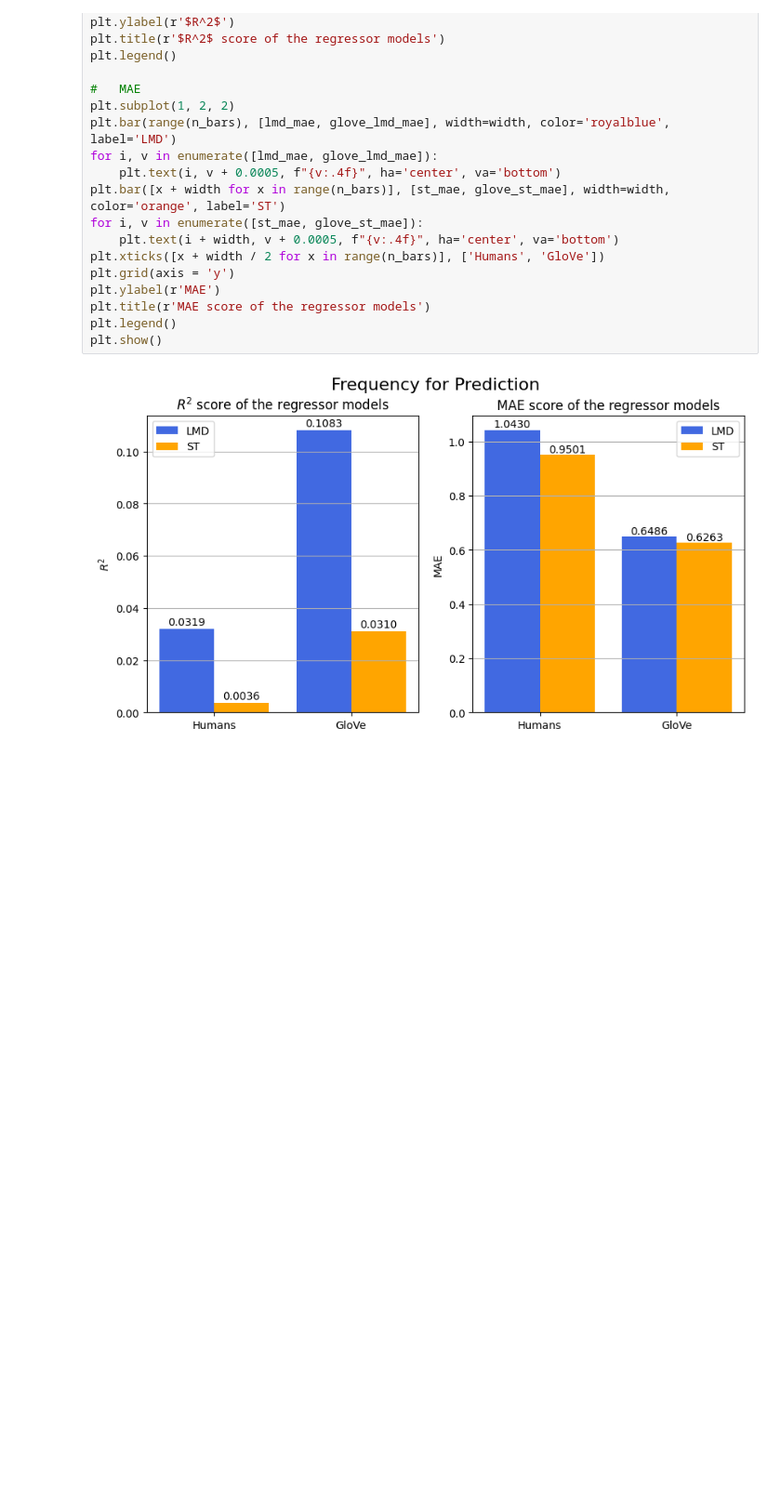
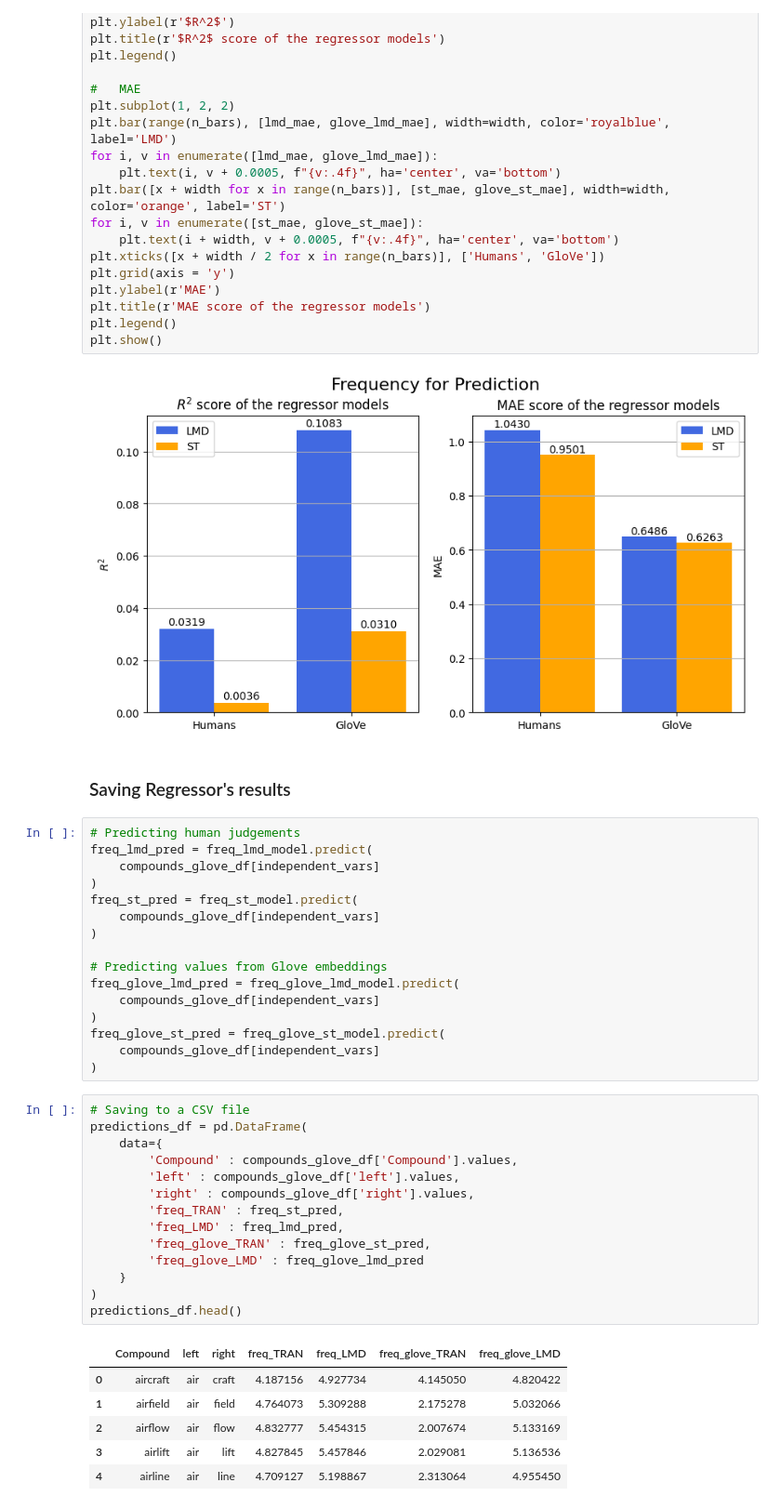
Before and after one commit to PranavAga/compounds-analysis, a Jupyter notebook: frequency.ipynb, the cells around one changed output. Shown: that part at 93% size. Drawn from its saved outputs; the diff is of its cells as text; blank space fills up the shorter version.

```diff
--- a/frequency.ipynb
+++ b/frequency.ipynb
@@ -231,3 +231,42 @@ plt.legend()
 plt.show()
 # %% [output]
 [figure]
+# %% [markdown]
+### Saving Regressor's results
+# %%
+# Predicting human judgements
+freq_lmd_pred = freq_lmd_model.predict(
+    compounds_glove_df[independent_vars]
+)
+freq_st_pred = freq_st_model.predict(
+    compounds_glove_df[independent_vars]
+)
+
+# Predicting values from Glove embeddings
+freq_glove_lmd_pred = freq_glove_lmd_model.predict(
+    compounds_glove_df[independent_vars]
+)
+freq_glove_st_pred = freq_glove_st_model.predict(
+    compounds_glove_df[independent_vars]
+)
+# %%
+# Saving to a CSV file
+predictions_df = pd.DataFrame(
+    data={
+        'Compound' : compounds_glove_df['Compound'].values,
+        'left' : compounds_glove_df['left'].values,
+        'right' : compounds_glove_df['right'].values,
+        'freq_TRAN' : freq_st_pred,
+        'freq_LMD' : freq_lmd_pred,
+        'freq_glove_TRAN' : freq_glove_st_pred,
+        'freq_glove_LMD' : freq_glove_lmd_pred
+    }
+)
+predictions_df.head()
+# %% [output]
+|  | Compound | left | right | freq_TRAN | freq_LMD | freq_glove_TRAN | freq_glove_LMD |
+| 0 | aircraft | air | craft | 4.187156 | 4.927734 | 4.145050 | 4.820422 |
+| 1 | airfield | air | field | 4.764073 | 5.309288 | 2.175278 | 5.032066 |
+| 2 | airflow | air | flow | 4.832777 | 5.454315 | 2.007674 | 5.133169 |
+| 3 | airlift | air | lift | 4.827845 | 5.457846 | 2.029081 | 5.136536 |
+| 4 | airline | air | line | 4.709127 | 5.198867 | 2.313064 | 4.955450 |
```
Also changed, not shown: parts of 3 cells of this notebook, 5 other files.
